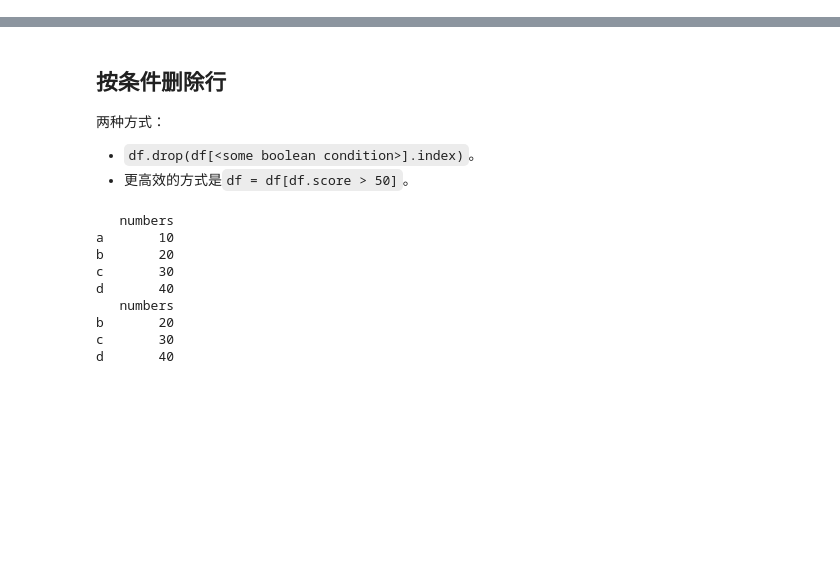
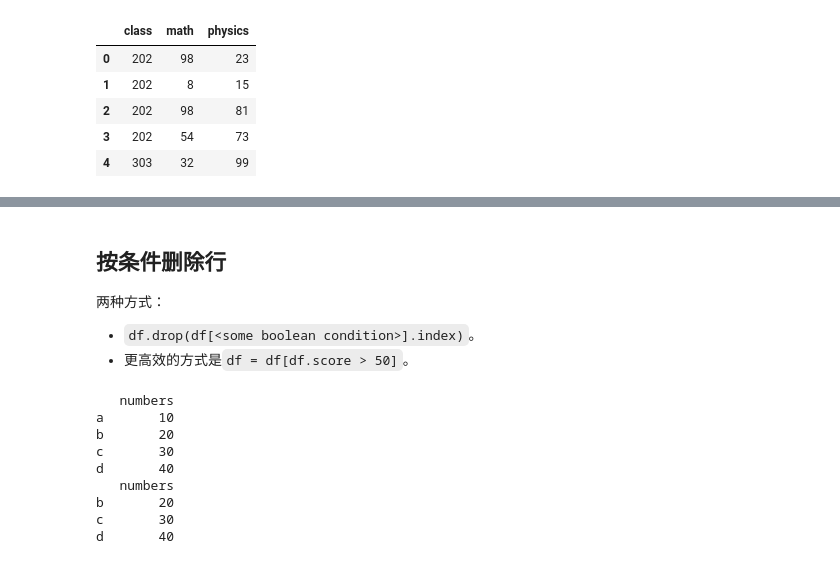
Before and after one commit to tcfh2016/knowledge-map, a Jupyter notebook: Techs/data-science/pandas/crud/delete/dataframe_clean.ipynb, the cells around one changed output, grey strips where cells are left out. Saved outputs shown, nothing was run; the diff lists cells and outputs as text; code cells hidden in the pictures; blank space fills up the shorter version.

Commit message:
pandas crud.

```diff
--- a/Techs/data-science/pandas/crud/delete/dataframe_clean.ipynb
+++ b/Techs/data-science/pandas/crud/delete/dataframe_clean.ipynb
@@ -4,0 +8,19 @@
+# %%
+import pandas as pd
+import numpy as np
+
+classes = ["101", "202", "303"]
+df = pd.DataFrame(
+    {
+        "class":[classes[x % len(classes)] for x in np.random.randint(0, len(classes), 5)],
+        "math":np.random.randint(0, 100, 5),
+        "physics":np.random.randint(0, 100, 5)
+    })
+df
+# %% [output]
+|  | class | math | physics |
+| 0 | 202 | 98 | 23 |
+| 1 | 202 | 8 | 15 |
+| 2 | 202 | 98 | 81 |
+| 3 | 202 | 54 | 73 |
+| 4 | 303 | 32 | 99 |
```
Also changed, not shown: parts of 7 cells of this notebook, 6 other files.
